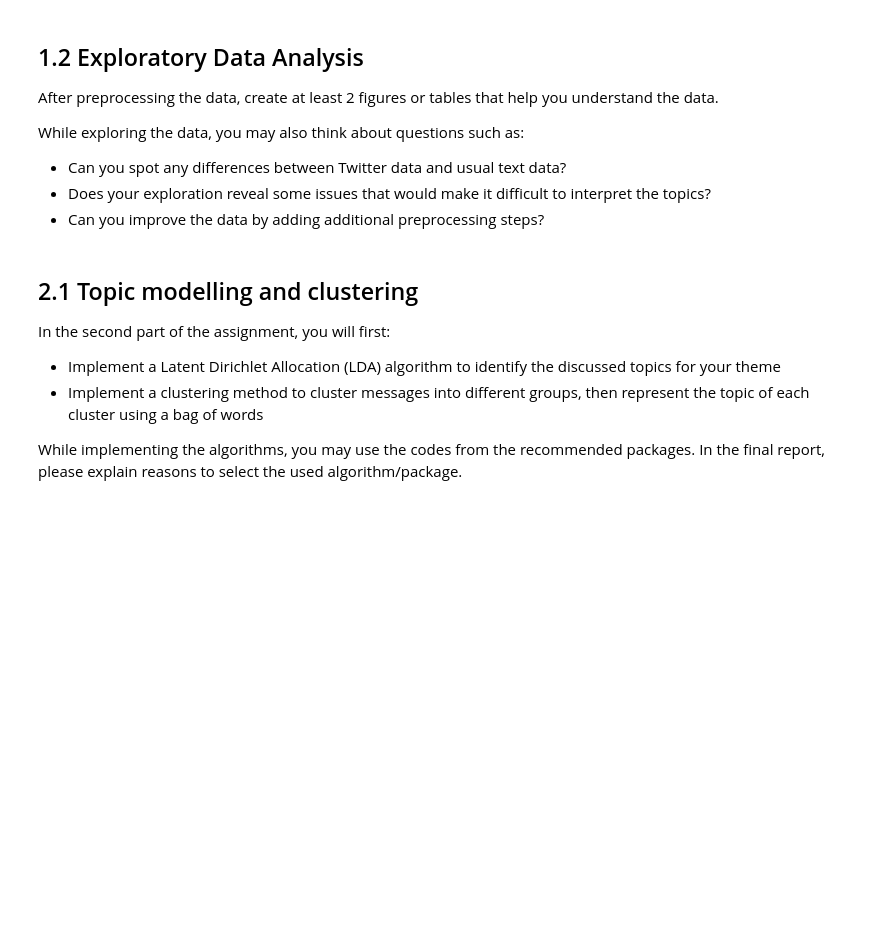
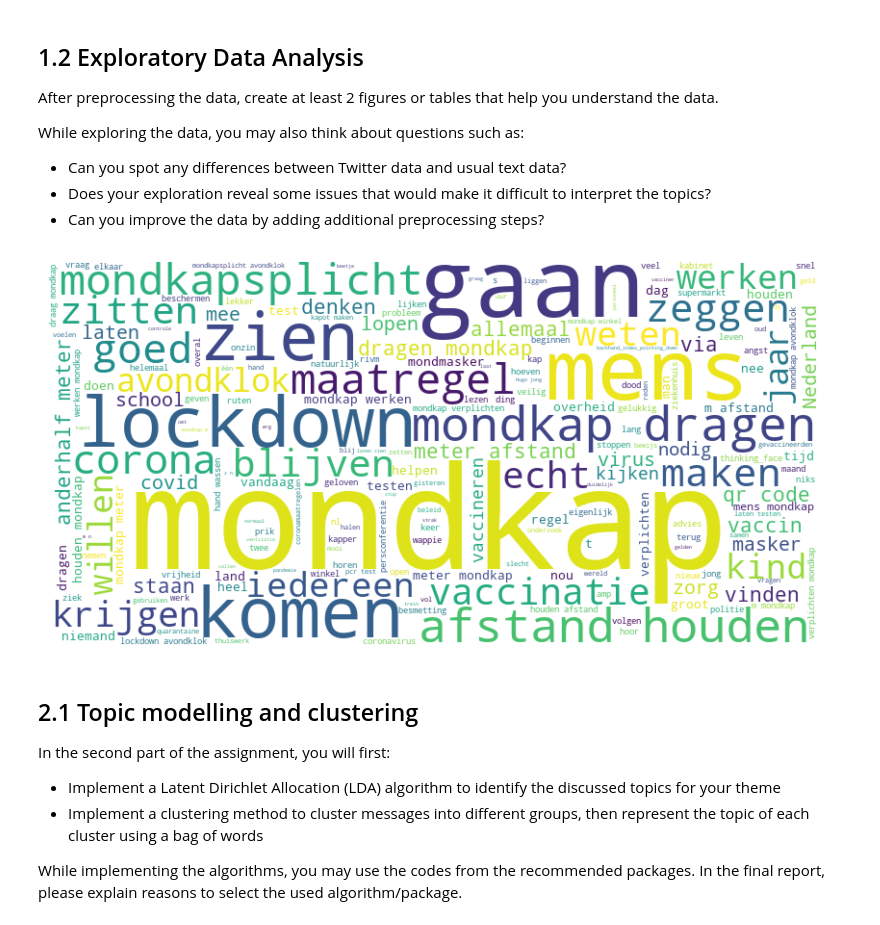
Before and after one commit to MacSuperior/APML-3, a Jupyter notebook: liam_exploration.ipynb, the cells around one changed output. Saved outputs shown, nothing was run; the diff lists cells and outputs as text; code cells hidden in the pictures; blank space fills up the shorter version.

```diff
--- a/liam_exploration.ipynb
+++ b/liam_exploration.ipynb
@@ -149,7 +159,7 @@ def remove_punctuation(doc: str) -> str:
     """
     doc = doc.replace('\\n', ' ')
 
-    punct_pattern = r"@\w+\b|[^\w\s]|\d+"
+    punct_pattern = r"@\w+\b|[^\w\s]|\d+|\brt\b"
 
     clean_doc = re.sub(punct_pattern, ' ', doc, )
 
@@ -166,25 +176,29 @@ def tokenize(doc: str, nlp, lemma = True) -> list:
     else:
         return [token for token in nlp(doc) if not token.is_stop]
 
+def convert_mondkapje_to_mondkap(doc: list) -> list:
+    """
+    Convert every occurence of 'mondkapje' into 'mondkap'.
+    """
 
-def delete_only_consonant_words(doc: list) -> list:
-    """
-    Delete all words from a list containing only consonants (such as 'vs' or typos such as 'js' instead of 'is')
-    """
-    vowels = ['a', 'e', 'i', 'o', 'u', 'y']
-    return [word for word in doc if any(vowel in word for vowel in vowels)]
+    for i in range(len(doc)):
+        if 'mondkap' in doc[i]:
+            doc[i] == 'mondkap'
+
+    return doc
 # %%
 nlp = spacy.load("nl_core_news_sm")
 
 cleaned_messages = []
 
-for sentence in facemask_messages:
+for sentence in tqdm(facemask_messages):
 
     sentence = lowercase_doc(sentence)
+    sentence = demojize(sentence)
     sentence = remove_urls(sentence)
     sentence = remove_punctuation(sentence)
     tokenized = tokenize(sentence, nlp)
-    cleaned = delete_only_consonant_words(tokenized)
+    cleaned = convert_mondkapje_to_mondkap(tokenized)
 
     cleaned_message = ' '.join(cleaned)
     cleaned_messages.append(cleaned_message)
@@ -210,0 +207,6 @@ cleaned_messages
+# %%
+with open("cleaned_messages.pkl", 'wb') as file:
+    pickle.dump(cleaned_messages, file)
+# %%
+with open("cleaned_messages.pkl", "rb") as file:
+    cleaned_messages = pickle.load(file)
@@ -255,3 +243,17 @@ clustering_featurename = vectorizer.get_feature_names_out()
+# %%
+# TODO: plot figure(s)
+
+# WORDCLOUD
+
+wordcloud_messages = ' '.join(cleaned_messages)
+wordcloud = WordCloud(width=800, height=400, background_color='white').generate(wordcloud_messages)
+
+plt.figure(figsize=(10, 5))
+plt.imshow(wordcloud, interpolation='bilinear')
+plt.axis('off')
+plt.show()
+# %% [output]
+[figure, added]
 # %% [markdown]
 ## 2.1 Topic modelling and clustering
  In the second part of the assignment, you will first:
```
Also changed, not shown: parts of 21 cells of this notebook.
